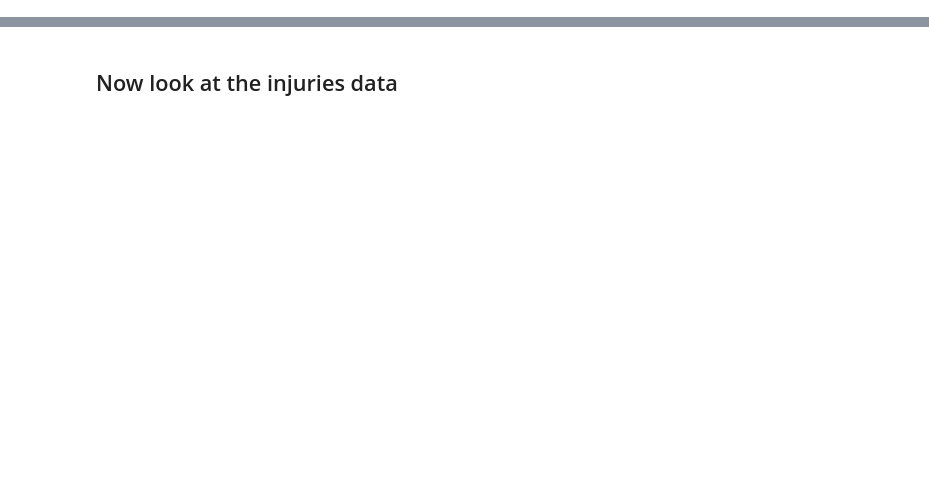
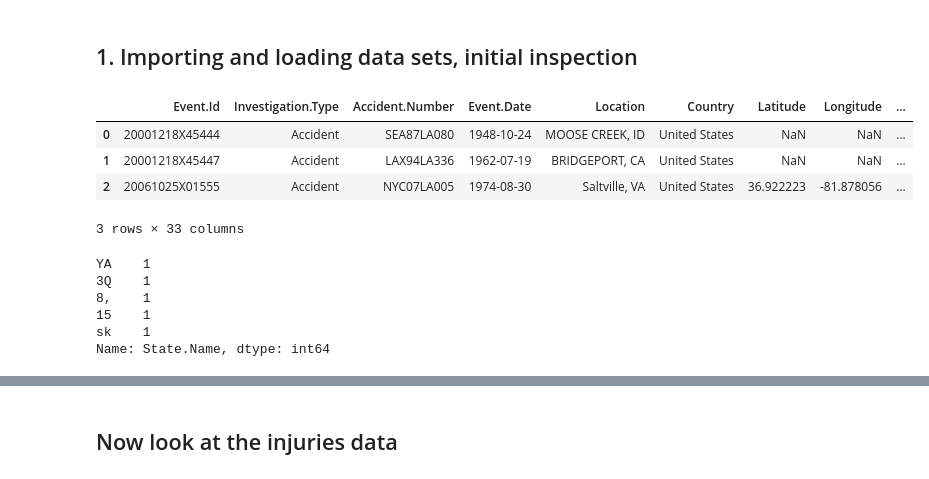
Before and after one commit to dman01337/Aircraft_EDA, a Jupyter notebook: FI_DS_Project1.ipynb, the cells around one changed output, grey strips where cells are left out. Drawn from its saved outputs; the diff is of its cells as text; code cells hidden in the pictures; blank space fills up the shorter version.

Commit message:
progress on cleaning the data

```diff
--- a/FI_DS_Project1.ipynb
+++ b/FI_DS_Project1.ipynb
@@ -168,0 +5,43 @@ dtype: int64
+# %% [markdown]
+## 1.  Importing and loading data sets, initial inspection
+# %%
+import pandas as pd
+import numpy as np
+import matplotlib.pyplot as plt
+import seaborn as sns
+
+df = pd.read_csv('Data\AviationData.csv', encoding='latin-1', low_memory=False)
+states_df = pd.read_csv('Data\\USState_Codes.csv')
+# %%
+# code the state names and abbreviations into the main df
+states_dict = {}
+for index, row in states_df.iterrows():
+    states_dict[row[1]] = row[0]
+
+
+def state_lookup(abbrev):
+    if abbrev in states_dict.keys():
+        return states_dict[abbrev]
+    else:
+        return None
+
+df['State.Name'] = df['Location']
+df['State.Abbrev'] = df['Location'].map(lambda x: str(x)[-2:])
+df['State.Name'] = df['State.Abbrev'].map(lambda x: state_lookup(x) if state_lookup(x) != None else x)
+# %%
+df.head(3)
+# %% [output]
+|  | Event.Id | Investigation.Type | Accident.Number | Event.Date | Location | Country | Latitude | Longitude | ... |
+| 0 | 20001218X45444 | Accident | SEA87LA080 | 1948-10-24 | MOOSE CREEK, ID | United States | NaN | NaN | ... |
+| 1 | 20001218X45447 | Accident | LAX94LA336 | 1962-07-19 | BRIDGEPORT, CA | United States | NaN | NaN | ... |
+| 2 | 20061025X01555 | Accident | NYC07LA005 | 1974-08-30 | Saltville, VA | United States | 36.922223 | -81.878056 | ... |
+3 rows × 33 columns
+# %%
+df['State.Name'].value_counts().tail()
+# %% [output]
+YA    1
+3Q    1
+8,    1
+15    1
+sk    1
+Name: State.Name, dtype: int64
```
Also changed, not shown: parts of 37 cells of this notebook, 4 other files.
